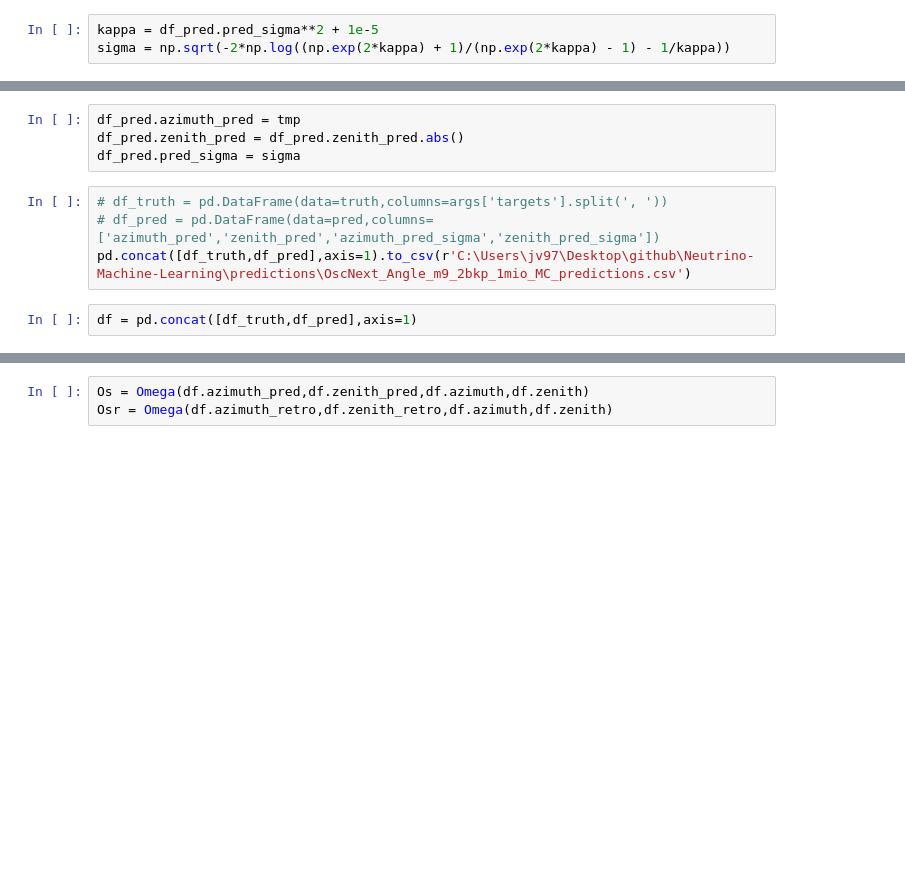
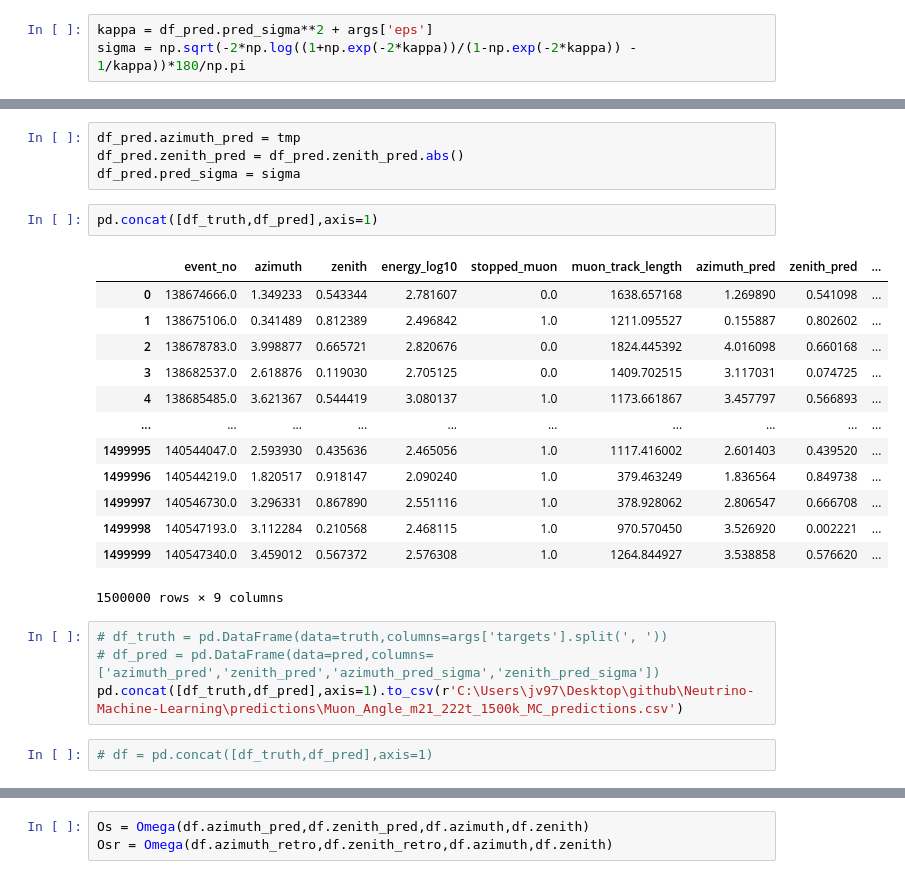
Before and after one commit to Vinther901/Neutrino-Machine-Learning, a Jupyter notebook: Tester_notebook.ipynb, the cells around one changed output, grey strips where cells are left out. Cells and saved outputs as stored; diff of their text form; blank space fills up the shorter version.

```diff
--- a/Tester_notebook.ipynb
+++ b/Tester_notebook.ipynb
@@ -130,5 +196,5 @@ ax.hist2d(df_truth.zenith, df_pred.zenith_pred, bins=100);
 # %% [markdown]
 $$ \sqrt{-2\cdot ln\left(coth(\kappa) - \frac{1}{\kappa}\right)} $$
 # %%
-kappa = df_pred.pred_sigma**2 + 1e-5
-sigma = np.sqrt(-2*np.log((np.exp(2*kappa) + 1)/(np.exp(2*kappa) - 1) - 1/kappa))
+kappa = df_pred.pred_sigma**2 + args['eps']
+sigma = np.sqrt(-2*np.log((1+np.exp(-2*kappa))/(1-np.exp(-2*kappa)) - 1/kappa))*180/np.pi
@@ -189,9 +274,25 @@ ax.hist2d(solidA,sigma*180/np.pi,bins=100);#,range=((0,180),(0,5)));
 df_pred.azimuth_pred = tmp
 df_pred.zenith_pred = df_pred.zenith_pred.abs()
 df_pred.pred_sigma = sigma
+# %%
+pd.concat([df_truth,df_pred],axis=1)
+# %% [output]
+|  | event_no | azimuth | zenith | energy_log10 | stopped_muon | muon_track_length | azimuth_pred | zenith_pred | ... |
+| 0 | 138674666.0 | 1.349233 | 0.543344 | 2.781607 | 0.0 | 1638.657168 | 1.269890 | 0.541098 | ... |
+| 1 | 138675106.0 | 0.341489 | 0.812389 | 2.496842 | 1.0 | 1211.095527 | 0.155887 | 0.802602 | ... |
+| 2 | 138678783.0 | 3.998877 | 0.665721 | 2.820676 | 0.0 | 1824.445392 | 4.016098 | 0.660168 | ... |
+| 3 | 138682537.0 | 2.618876 | 0.119030 | 2.705125 | 0.0 | 1409.702515 | 3.117031 | 0.074725 | ... |
+| 4 | 138685485.0 | 3.621367 | 0.544419 | 3.080137 | 1.0 | 1173.661867 | 3.457797 | 0.566893 | ... |
+| ... | ... | ... | ... | ... | ... | ... | ... | ... | ... |
+| 1499995 | 140544047.0 | 2.593930 | 0.435636 | 2.465056 | 1.0 | 1117.416002 | 2.601403 | 0.439520 | ... |
+| 1499996 | 140544219.0 | 1.820517 | 0.918147 | 2.090240 | 1.0 | 379.463249 | 1.836564 | 0.849738 | ... |
+| 1499997 | 140546730.0 | 3.296331 | 0.867890 | 2.551116 | 1.0 | 378.928062 | 2.806547 | 0.666708 | ... |
+| 1499998 | 140547193.0 | 3.112284 | 0.210568 | 2.468115 | 1.0 | 970.570450 | 3.526920 | 0.002221 | ... |
+| 1499999 | 140547340.0 | 3.459012 | 0.567372 | 2.576308 | 1.0 | 1264.844927 | 3.538858 | 0.576620 | ... |
+1500000 rows × 9 columns
 # %%
 # df_truth = pd.DataFrame(data=truth,columns=args['targets'].split(', '))
 # df_pred = pd.DataFrame(data=pred,columns=['azimuth_pred','zenith_pred','azimuth_pred_sigma','zenith_pred_sigma'])
-pd.concat([df_truth,df_pred],axis=1).to_csv(r'C:\Users\jv97\Desktop\github\Neutrino-Machine-Learning\predictions\OscNext_Angle_m9_2bkp_1mio_MC_predictions.csv')
+pd.concat([df_truth,df_pred],axis=1).to_csv(r'C:\Users\jv97\Desktop\github\Neutrino-Machine-Learning\predictions\Muon_Angle_m21_222t_1500k_MC_predictions.csv')
 # %%
-df = pd.concat([df_truth,df_pred],axis=1)
+# df = pd.concat([df_truth,df_pred],axis=1)
```
Also changed, not shown: parts of 16 cells of this notebook, 25 other files.
